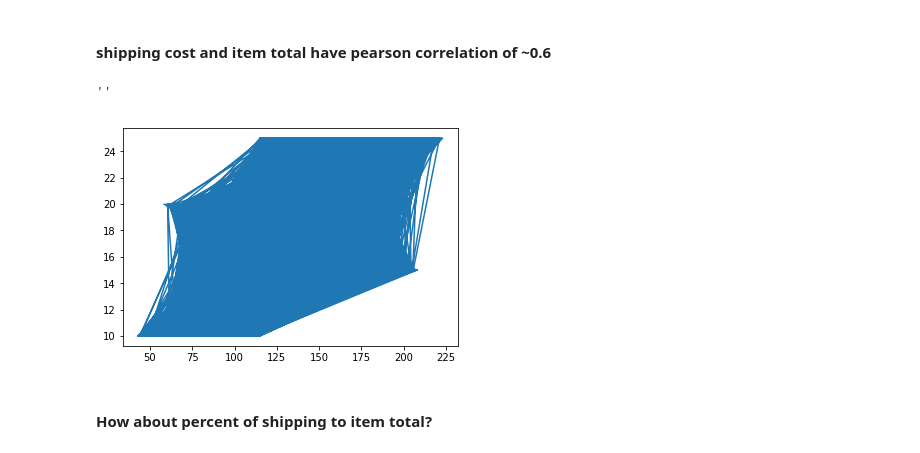
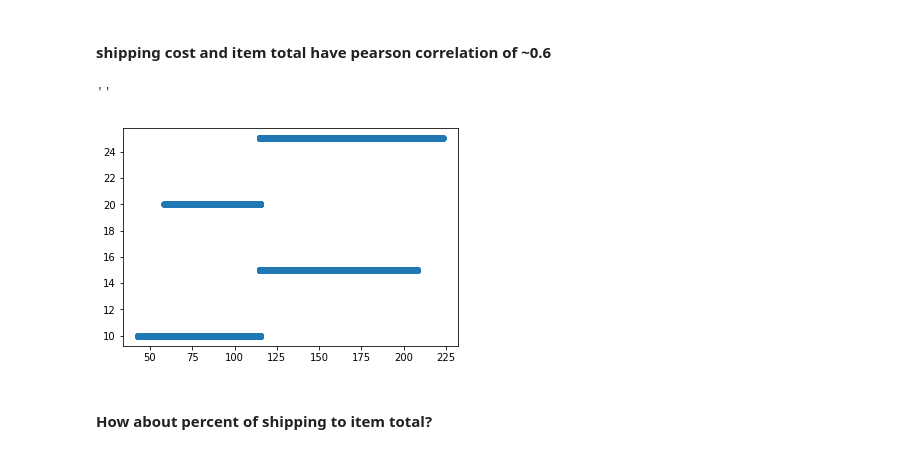
Before and after one commit to steventa87/sales_case_study, a Jupyter notebook: EDA.ipynb, the cells around one changed output. Drawn from its saved outputs; the diff is of its cells as text; code cells hidden in the pictures.

```diff
--- a/EDA.ipynb
+++ b/EDA.ipynb
@@ -131,11 +131,11 @@ users_orders.corr()
 #### shipping cost and item total have pearson correlation of ~0.6
 # %%
 # plot relationship item total to shipping cost
-plt.plot(users_orders['item_total'], users_orders['shipping_cost'])
+plt.scatter(users_orders['item_total'], users_orders['shipping_cost'])
 ;
 # %% [output]
 ''
-[figure, old version]
+[figure, new version]
 # %% [markdown]
 #### How about percent of shipping to item total?
 # %%
```
Also changed, not shown: parts of 4 cells of this notebook.
